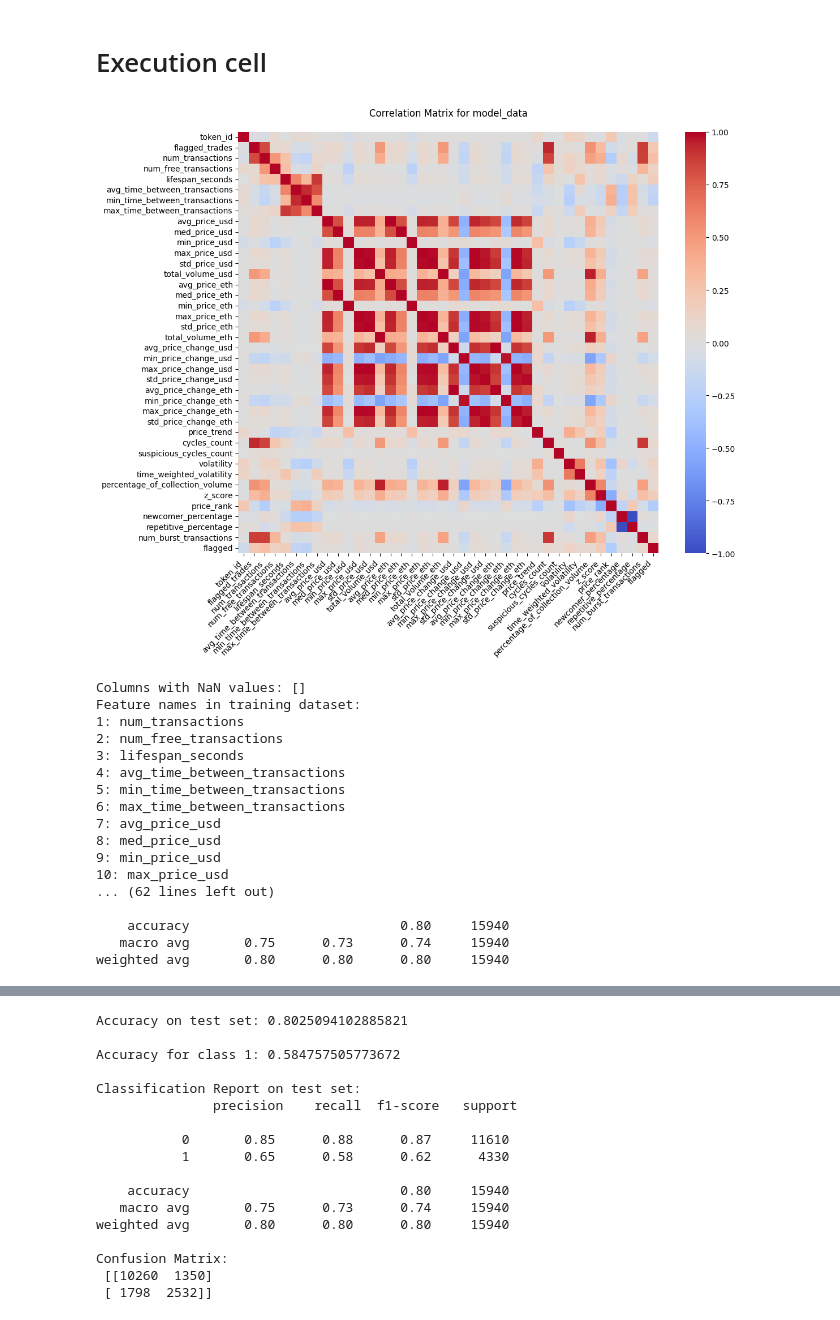
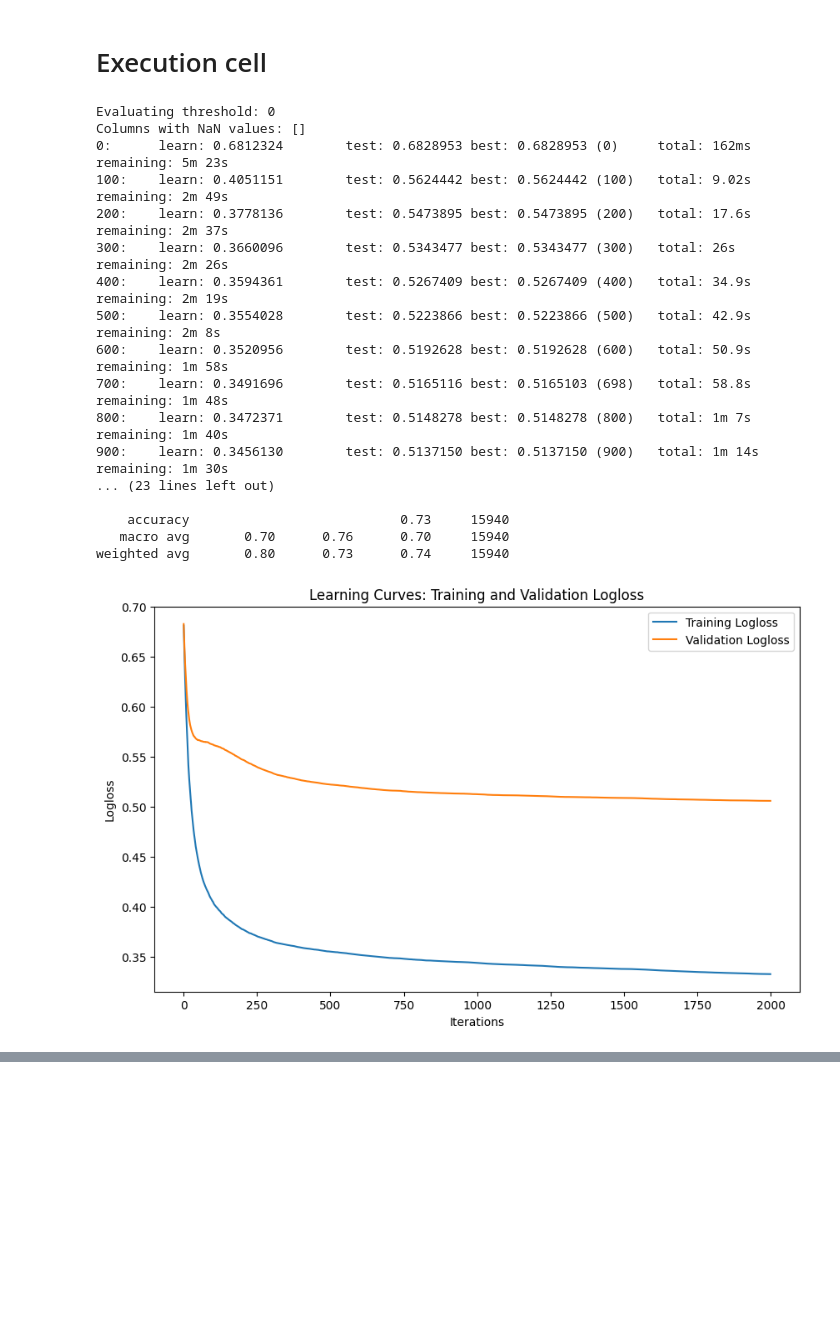
Before and after one commit to ajilataN/Fraud-Detection-in-NFT-Markets, a Jupyter notebook: fraud-detection.ipynb, the cells around one changed output, grey strips where cells are left out. Saved outputs shown, nothing was run; the diff lists cells and outputs as text; code cells hidden in the pictures; blank space fills up the shorter version.

Commit message:
Kaggle Notebook | Fraud Detection | cost effective learning

```diff
--- a/fraud-detection.ipynb
+++ b/fraud-detection.ipynb
@@ -1777,45 +1795,47 @@ def visualize_nft_traces_tokens(classification_results, nft_traces_path, predict
 # %%
 nft_ownership_traces_dir = '/kaggle/input/ethereum-nfts-flagged-for-suspected-wash-trading/nft_ownership_traces'
 flagged_nfts_dir = '/kaggle/input/ethereum-nfts-flagged-for-suspected-wash-trading/flagged_nfts'
 working_dir = '/kaggle/working/'
 data_1 = pd.read_csv('/kaggle/input/combined-flagged-nfts/combined_flagged_nfts.csv')
 data_2 = pd.read_csv('/kaggle/input/combined-flagged-nfts/combined_flagged_nfts_2.csv')
 data_3 = pd.read_csv('/kaggle/input/combined-flagged-nfts/combined_flagged_nfts_3.csv')
 classification_results = pd.read_csv('/kaggle/input/combined-flagged-nfts/classification_results.csv')
 
 
 # main_processing(nft_ownership_traces_dir, flagged_nfts_dir, working_dir)
 # analyze_flagged_trades(flagged_nfts_dir, working_dir)
 # display_csv_headings('/kaggle/working/')
 # multiclass_catboost_model(data)
 
-binary_catboost(data_1, threshold=0.5, normalization='false')
+# binary_catboost(data_1, threshold=0.5, normalization='false')
 # binary_catboost(data, threshold=0.4)
 # binary_catboost(data, threshold=0.6)
 
-# thresholds = range(0, 1)
-# evaluate_thresholds(data_2, thresholds)
+# binary_catboost(data_3)
 
-# binary_ann(data)
+thresholds = range(0, 8)
+evaluate_thresholds(data_3, thresholds)
+
+# binary_ann(data_1)
 # binary_random_forest(data)
 # visualize_nft_traces(classification_results, nft_ownership_traces_dir, "True Positive")
 # visualize_nft_traces_tokens(classification_results, nft_ownership_traces_dir, "False Negative")
 # %% [output]
+Evaluating threshold: 0
+Columns with NaN values: []
+0:      learn: 0.6812324        test: 0.6828953 best: 0.6828953 (0)     total: 162ms    remaining: 5m 23s
+100:    learn: 0.4051151        test: 0.5624442 best: 0.5624442 (100)   total: 9.02s    remaining: 2m 49s
+200:    learn: 0.3778136        test: 0.5473895 best: 0.5473895 (200)   total: 17.6s    remaining: 2m 37s
+300:    learn: 0.3660096        test: 0.5343477 best: 0.5343477 (300)   total: 26s      remaining: 2m 26s
+400:    learn: 0.3594361        test: 0.5267409 best: 0.5267409 (400)   total: 34.9s    remaining: 2m 19s
+500:    learn: 0.3554028        test: 0.5223866 best: 0.5223866 (500)   total: 42.9s    remaining: 2m 8s
+600:    learn: 0.3520956        test: 0.5192628 best: 0.5192628 (600)   total: 50.9s    remaining: 1m 58s
+700:    learn: 0.3491696        test: 0.5165116 best: 0.5165103 (698)   total: 58.8s    remaining: 1m 48s
+800:    learn: 0.3472371        test: 0.5148278 best: 0.5148278 (800)   total: 1m 7s    remaining: 1m 40s
+900:    learn: 0.3456130        test: 0.5137150 best: 0.5137150 (900)   total: 1m 14s   remaining: 1m 30s
+... (23 lines left out)
+
+    accuracy                           0.73     15940
+   macro avg       0.70      0.76      0.70     15940
+weighted avg       0.80      0.73      0.74     15940
-[figure, old version]
+[figure, new version]
-Columns with NaN values: []
-Feature names in training dataset:
-1: num_transactions
-2: num_free_transactions
-3: lifespan_seconds
-4: avg_time_between_transactions
-5: min_time_between_transactions
-6: max_time_between_transactions
-7: avg_price_usd
-8: med_price_usd
-9: min_price_usd
-10: max_price_usd
-... (62 lines left out)
-
-    accuracy                           0.80     15940
-   macro avg       0.75      0.73      0.74     15940
-weighted avg       0.80      0.80      0.80     15940
@@ -1823,17 +1859,0 @@ weighted avg       0.80      0.80      0.80     15940
-Accuracy on test set: 0.8025094102885821
-
-Accuracy for class 1: 0.584757505773672
-
-Classification Report on test set:
-               precision    recall  f1-score   support
-
-           0       0.85      0.88      0.87     11610
-           1       0.65      0.58      0.62      4330
-
-    accuracy                           0.80     15940
-   macro avg       0.75      0.73      0.74     15940
-weighted avg       0.80      0.80      0.80     15940
-
-Confusion Matrix:
- [[10260  1350]
- [ 1798  2532]]
```
Also changed, not shown: parts of 5 cells of this notebook.
